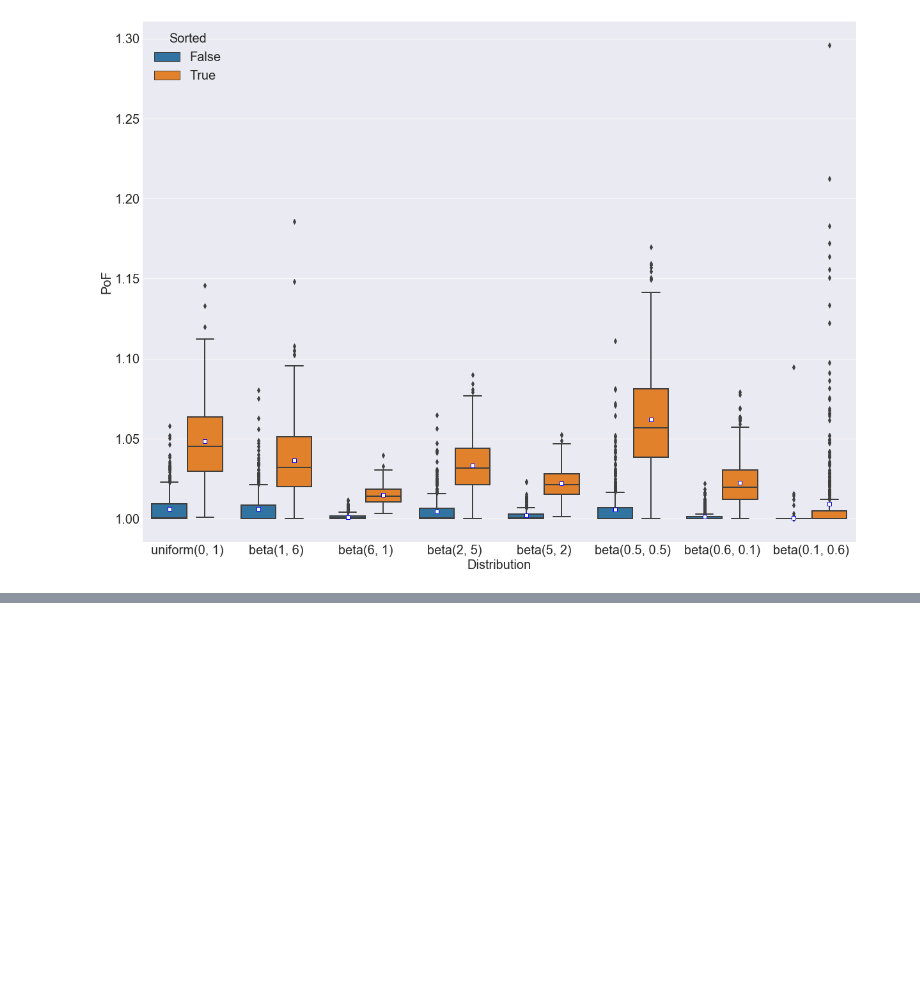
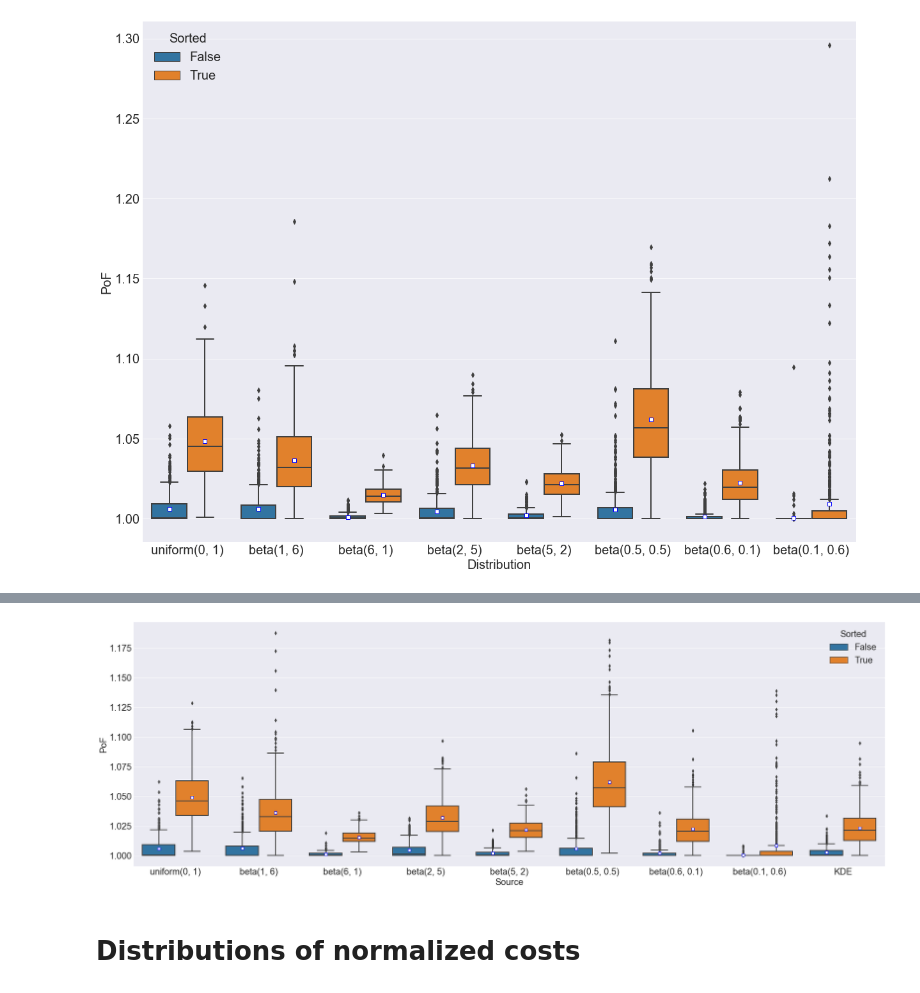
Before and after one commit to KrisNguyen135/FairBayesianOpt, a Jupyter notebook: notebooks/Homelessness/04_17_week/04 13 - Sorted vs not sorted with seaborn.ipynb, the cells around one changed output, grey strips where cells are left out. Saved outputs shown, nothing was run; the diff lists cells and outputs as text; code cells hidden in the pictures; blank space fills up the shorter version.

```diff
--- a/notebooks/Homelessness/04_17_week/04 13 - Sorted vs not sorted with seaborn.ipynb
+++ b/notebooks/Homelessness/04_17_week/04 13 - Sorted vs not sorted with seaborn.ipynb
@@ -175,0 +178,3 @@ plt.show()
+# %%
+pof_df = pd.read_csv('pof.csv')
+pof_df
@@ -175,0 +195,12 @@ plt.show()
+# %%
+plt.figure(figsize=(30, 10))
+
+sns.boxplot(
+    x='Source', y='PoF', hue='Sorted', data=pof_df,
+    showmeans=True, meanprops={"marker": "s","markerfacecolor": "white", "markeredgecolor": "blue"}
+)
+plt.show()
+# %% [output]
+[figure, added]
+# %% [markdown]
+# Distributions of normalized costs
```
Also changed, not shown: parts of 7 cells of this notebook.
